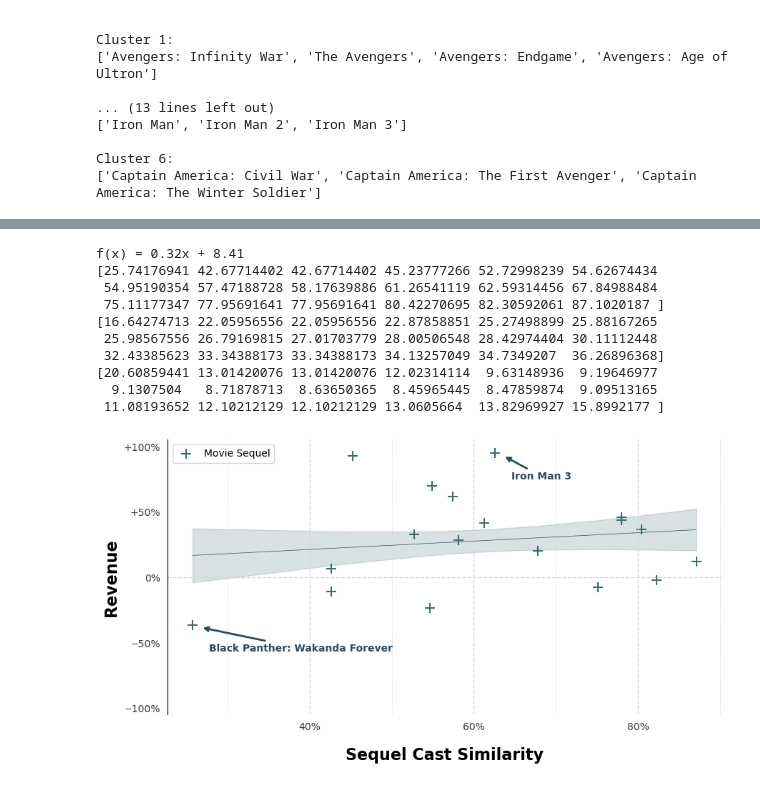
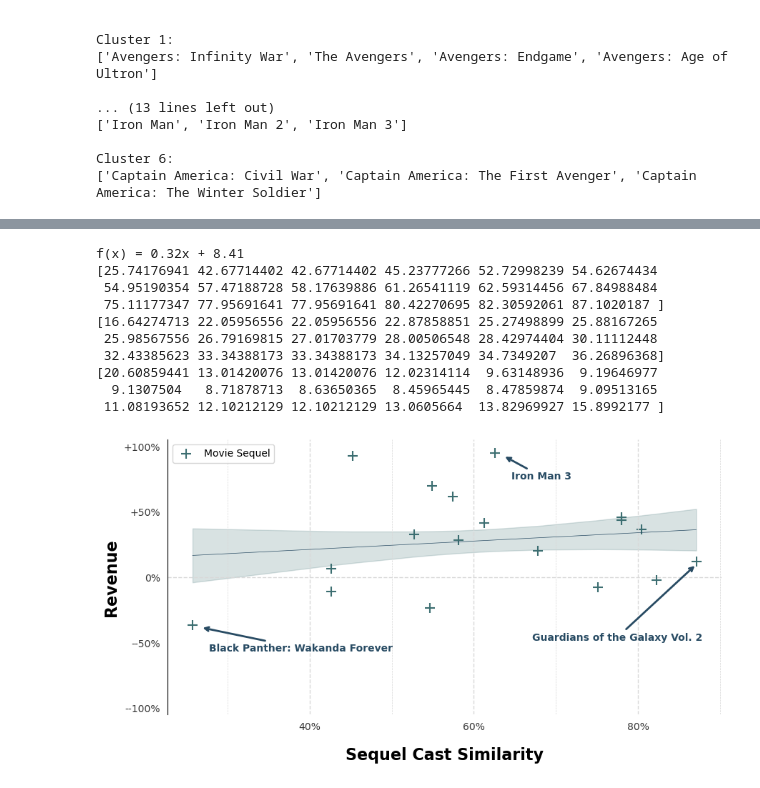
Before and after one commit to rizz-kings/data-in-the-wild, a Jupyter notebook: notebooks/filmseriesrevenue.ipynb, the cells around one changed output, grey strips where cells are left out. Cells and saved outputs as stored; diff of their text form; code cells hidden in the pictures.

```diff
--- a/notebooks/filmseriesrevenue.ipynb
+++ b/notebooks/filmseriesrevenue.ipynb
@@ -429,13 +429,18 @@ plt.gca().set_yticklabels([f"{'+' if x > 0 else '-' if x < 0 else ''}" + '{:.0f}
 # horizontal line at 0
 
 annotated_indexes = [17, 1, 10]
+x_pos = [2,2,-20]
+y_pos = [-20, -20, -60]
+x_arrow_pos = [1,1,0]
+y_arrow_pos = [-2, -2, -2]
 # annotated_indexes = [17, 1]
 # annotating the points
 for i, txt in enumerate([movie_succession[1] for movie_succession in movie_successions]):
     # plt.annotate(f"{i}-{txt}", (x[i], y[i]))
     if i in annotated_indexes:
         # bold
-        plt.annotate(txt, (x[i] + 1 , y[i] - 2),  fontsize=10, arrowprops=dict(arrowstyle='->', color='#284b63', lw=2), xytext=(x[i] + 2, y[i] - 20), c='#284b63', fontweight='bold')
+        index = annotated_indexes.index(i)
+        plt.annotate(txt, (x[i] + x_arrow_pos[index] , y[i] + y_arrow_pos[index]),  fontsize=10, arrowprops=dict(arrowstyle='->', color='#284b63', lw=2), xytext=(x[i] + x_pos[index], y[i] + y_pos[index]), c='#284b63', fontweight='bold')
 
 plt.axhline(y=0, c='#d9d9d9', ls='--', lw=1)
 
@@ -469,34 +474,34 @@ y_err = (np.array(y)-y_est).std() * np.sqrt(1/len(x) + (x - x.mean())**2 / np.su
 plt.fill_between(x, y_est - y_err, y_est + y_err, alpha=0.2, color='#3c6e71')
 
 print(x)
 print(y_est)
 print(y_err)
 
 
 plt.plot(x, y_est, c='#284b63', lw=0.5)
 
 
 
 
 point = 20
 # plt.annotate("Linear Regression without Outliers", (point, m*point + b + 5),  fontsize=10, rotation=m*13, c='red')
 
 plt.legend(loc='upper left')
 
 plt.savefig(PLOT_FOLDER + "/revenue_vs_cast_similarity.png", bbox_inches='tight', dpi=1000)
 plt.show()
 # %% [output]
 f(x) = 0.32x + 8.41
 [25.74176941 42.67714402 42.67714402 45.23777266 52.72998239 54.62674434
  54.95190354 57.47188728 58.17639886 61.26541119 62.59314456 67.84988484
  75.11177347 77.95691641 77.95691641 80.42270695 82.30592061 87.1020187 ]
 [16.64274713 22.05956556 22.05956556 22.87858851 25.27498899 25.88167265
  25.98567556 26.79169815 27.01703779 28.00506548 28.42974404 30.11112448
  32.43385623 33.34388173 33.34388173 34.13257049 34.7349207  36.26896368]
 [20.60859441 13.01420076 13.01420076 12.02314114  9.63148936  9.19646977
   9.1307504   8.71878713  8.63650365  8.45965445  8.47859874  9.09513165
  11.08193652 12.10212129 12.10212129 13.0605664  13.82969927 15.8992177 ]
-[figure, old version]
+[figure, new version]
 # %%
 for movie_succession in movie_successions:
     movie_name = movie_succession[1]
```
Also changed, not shown: 6 other files.
